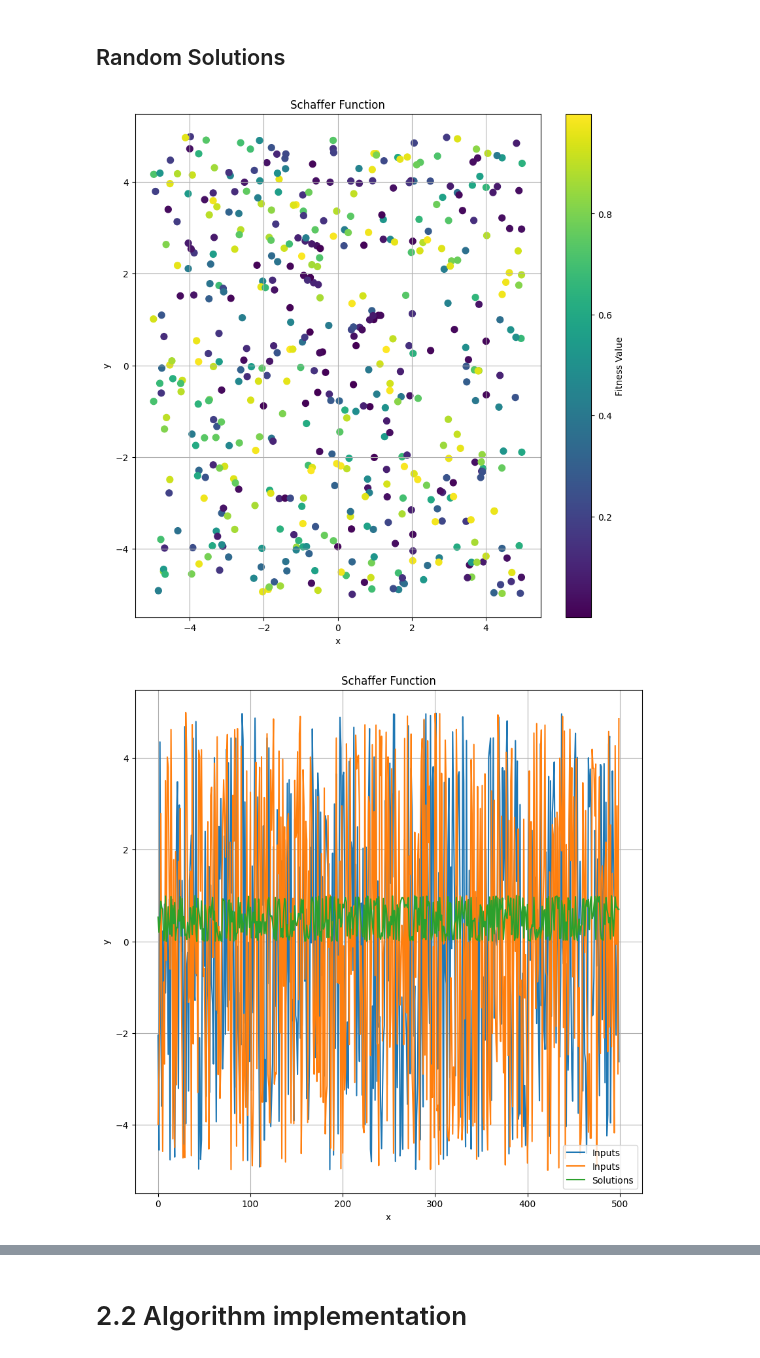
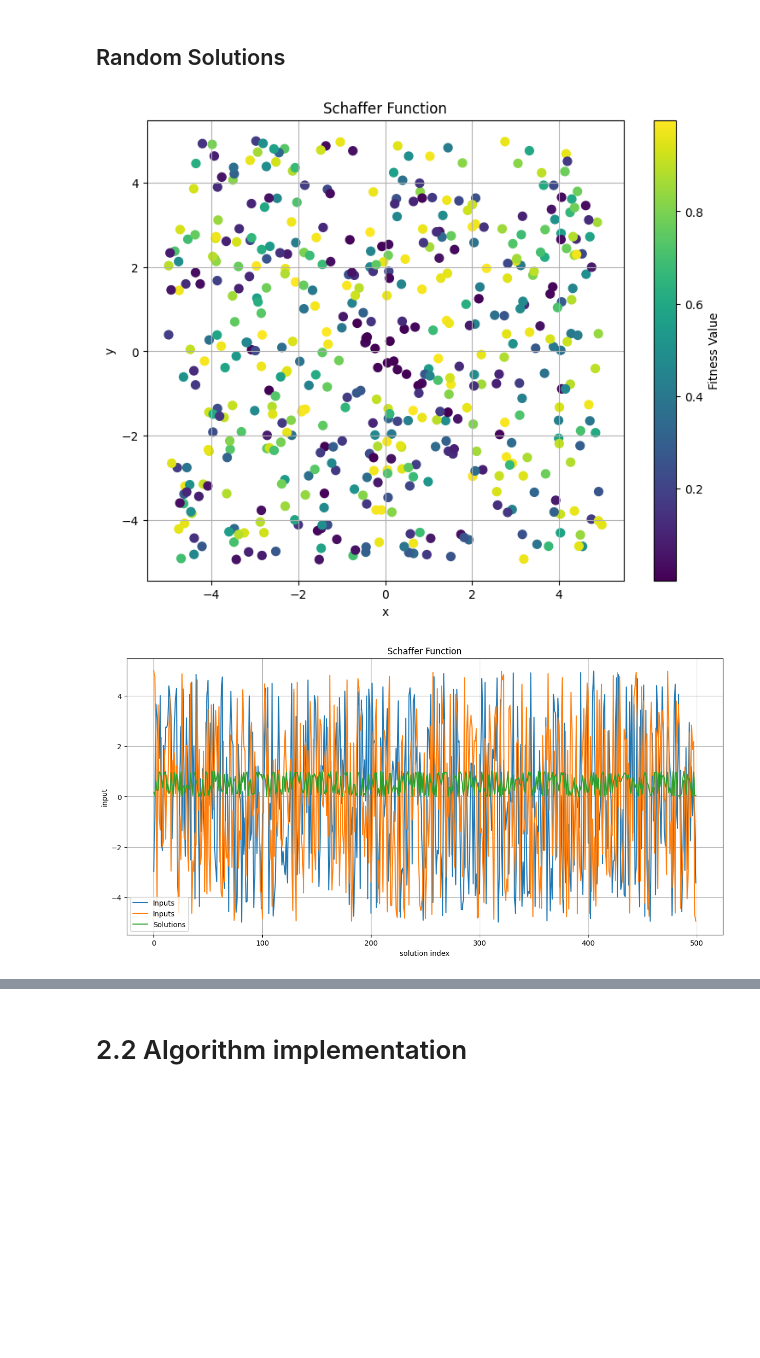
Before and after one commit to MxFrgsn/COMP2002_CW2, a Jupyter notebook: COMP2002.ipynb, the cells around one changed output, grey strips where cells are left out. Cells and saved outputs as stored; diff of their text form; code cells hidden in the pictures; blank space fills up the shorter version.

```diff
--- a/COMP2002.ipynb
+++ b/COMP2002.ipynb
@@ -651,50 +650,50 @@ def easomFunction(x, y):
 # %% [markdown]
 ## Random Solutions
 # %%
-def randomSolutions(input_array,solutions,func):
-    for x in range (0,500):
+def randomSolutions(input_array,solutions,func, amount_of_solutions):
+    for x in range (0,amount_of_solutions):
         input = np.random.uniform(-5,5,2)
         input_array[x][0] = (input[0])
         input_array[x][1] = (input[1])
         solutions.append(func(input[0],input[1]))
 
 def outputSolutions(func_name,input_array,solutions):
     input_array = np.array(input_array)
     solutions = np.array(solutions)
 
     # Scatter plot
-    plt.figure(figsize=(10, 10))
+    plt.figure(figsize=(9, 7))
     plt.title(f"{func_name} Function")
     plt.scatter(input_array[:, 0], input_array[:, 1], c=solutions, cmap='viridis', s=50)
     plt.colorbar(label='Fitness Value')
     plt.xlabel('x')
     plt.ylabel('y')
     plt.grid(True)
-    plt.savefig(f"{func_name}_scatter_plot.pdf")
+    #plt.savefig(f"{func_name}_scatter_plot.pdf")
     plt.show()
 
     # Line graph
-    plt.figure(figsize=(10, 10))
+    plt.figure(figsize=(15, 7))
     plt.plot(input_array, label='Inputs')
     plt.plot(solutions, label= 'Solutions')
     plt.title(f"{func_name} Function")
-    plt.xlabel('x')
-    plt.ylabel('y')
+    plt.xlabel('solution index')
+    plt.ylabel('input')
     plt.grid(True)
     plt.legend()
-    plt.savefig(f"{func_name}_line_Graph.pdf")
+    #plt.savefig(f"{func_name}_line_Graph.pdf")
     plt.show()
 
 
-def generate500RandomSolutions(func, func_name):
-    input_array = [[0,0] for i in range(500)]
+def generateXRandomSolutions(func, func_name,amount_of_solutions):
+    input_array = [[0,0] for i in range(amount_of_solutions)]
     solutions = []
-    randomSolutions(input_array,solutions,func)
+    randomSolutions(input_array,solutions,func,amount_of_solutions)
     outputSolutions(func_name,input_array,solutions)
 
-generate500RandomSolutions(schafferFunction,"Schaffer")
-generate500RandomSolutions(modifiedAckleyFunction,"Modified Ackley")
-generate500RandomSolutions(easomFunction,"Easom")
+generateXRandomSolutions(schafferFunction,"Schaffer",500)
+generateXRandomSolutions(modifiedAckleyFunction,"Modified Ackley",500)
+generateXRandomSolutions(easomFunction,"Easom",500)
 # %% [output]
-[figure, old version]
+[figure, new version]
-[figure, old version]
+[figure, new version]
```
Also changed, not shown: parts of 12 cells of this notebook.
